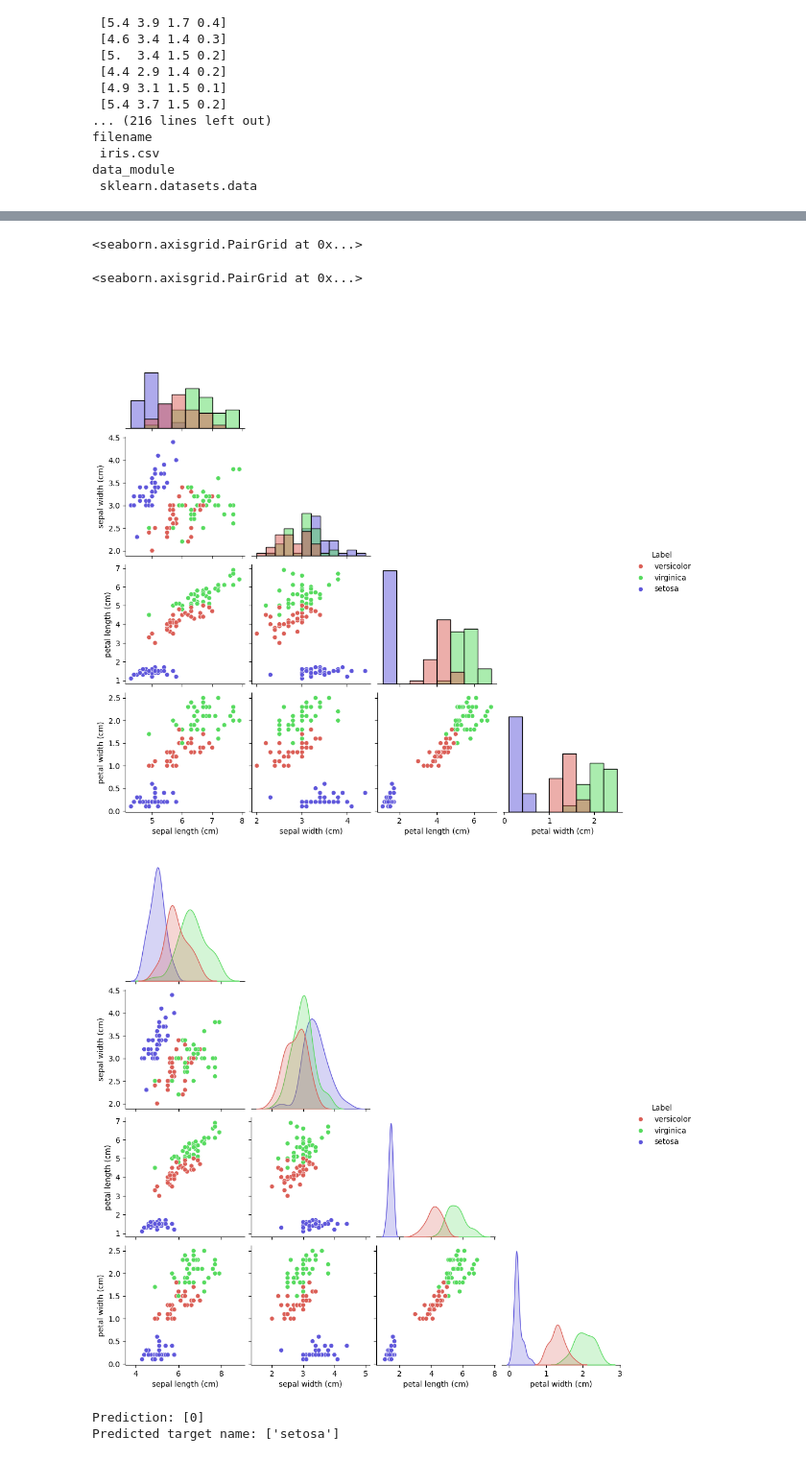
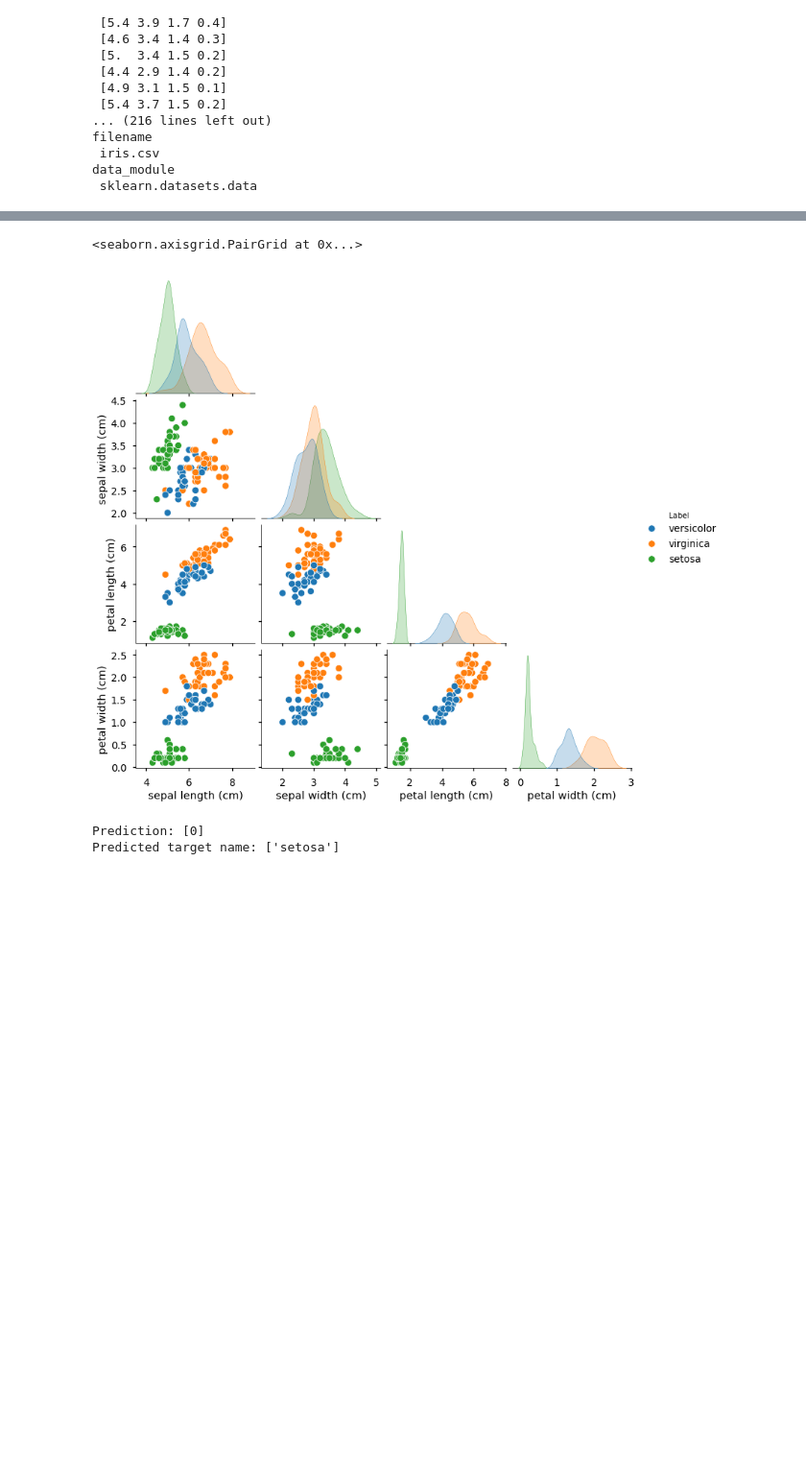
Before and after one commit to arghyadutta/AIComplexSystems, a Jupyter notebook: 02-notebook.ipynb, the cells around one changed output, grey strips where cells are left out. Shown: that part at 96% size. Drawn from its saved outputs; the diff is of its cells as text; code cells hidden in the pictures; blank space fills up the shorter version.

```diff
--- a/02-notebook.ipynb
+++ b/02-notebook.ipynb
@@ -51,8 +51,12 @@ Learning through interaction with the environment.Examples: Game-playing AI (Q-L
 from sklearn.datasets import load_iris
 from sklearn.model_selection import train_test_split
 from sklearn.neighbors import KNeighborsClassifier
+
 import pandas as pd
 import numpy as np
+import matplotlib.pyplot as plt
+plt.style.use("seaborn-v0_8-talk")
+plt.rcParams['figure.dpi'] = 75
 # %%
 iris_dataset = load_iris()
 # type(iris_dataset)
@@ -83,0 +84,10 @@ X_train, X_test, y_train, y_test = train_test_split(
+# %%
+X_train, X_test, y_train, y_test = train_test_split(
+    iris_dataset["data"], iris_dataset["target"], test_size=.25, random_state=0)
+
+X_train
+y_train
+len(X_test)
+y_train
+
+# As I have mentioned in the class, read/learn carefully about the data. Not only its statistical properties, but how it was collected; it's ethical background; from whom the data came; were they biased (can be from scientific side like them having a favorite theory for whose support the data were collected, or from societal side. the latter can be more insidious.)
@@ -106,14 +189,12 @@ iris_train
 # %%
 import seaborn as sns
-sns.pairplot(iris_train,hue='Label',corner=True,diag_kind='hist',palette='hls')
-sns.pairplot(iris_train,hue='Label',corner=True,diag_kind='kde',palette='hls')
+sns.pairplot(iris_train,hue='Label',corner=True,diag_kind='kde')
+# sns.pairplot(iris_train,hue='Label',corner=True,diag_kind='hist')
 
 # documentation: https://seaborn.pydata.org/generated/seaborn.pairplot.html. Seaborn is a very useful library for statistical analysis and plotting. Have a look!
 # %% [output]
 <seaborn.axisgrid.PairGrid at 0x...>
-<seaborn.axisgrid.PairGrid at 0x...>
-[figure, old version]
+[figure, new version]
-[figure, removed]
 # %%
 knn = KNeighborsClassifier(n_neighbors=5)
 knn.fit(X_train, y_train)
```
Also changed, not shown: parts of 5 cells of this notebook, 6 other files.
